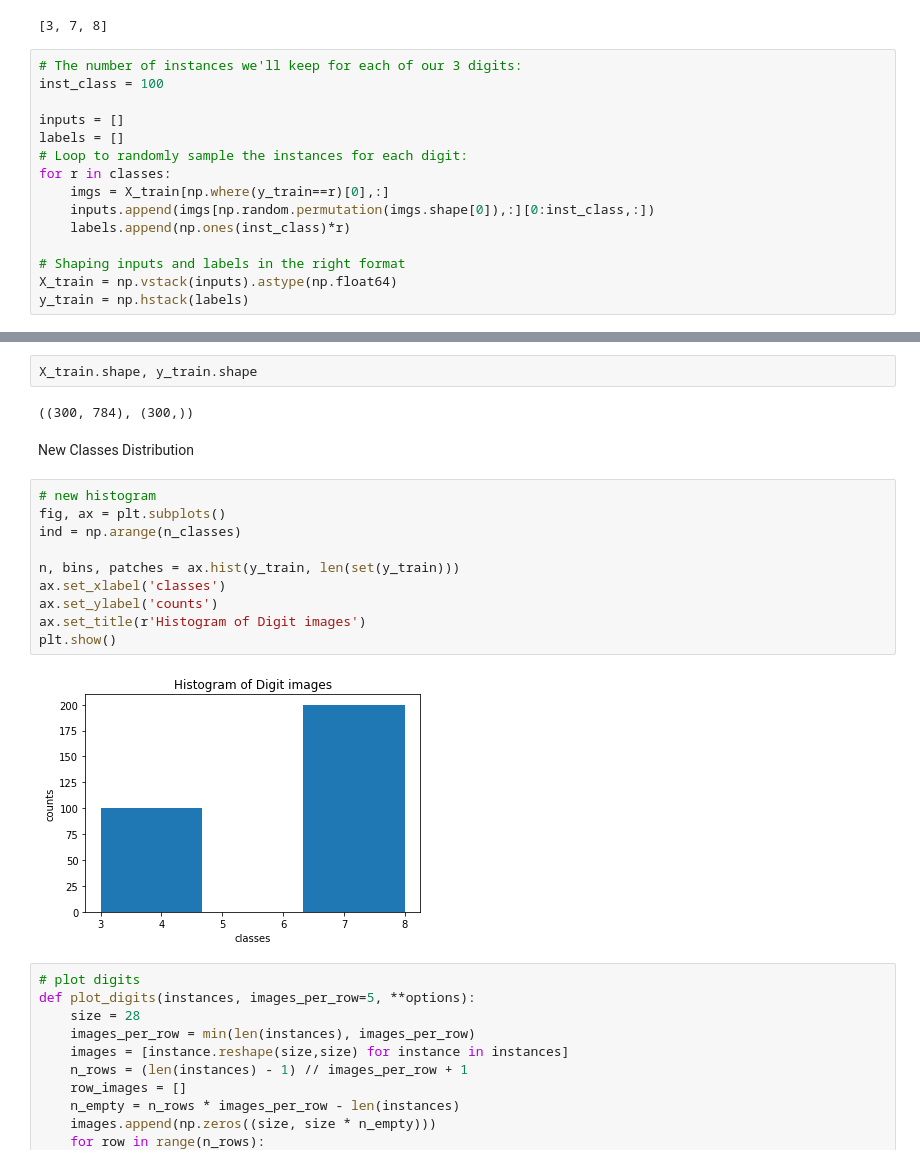
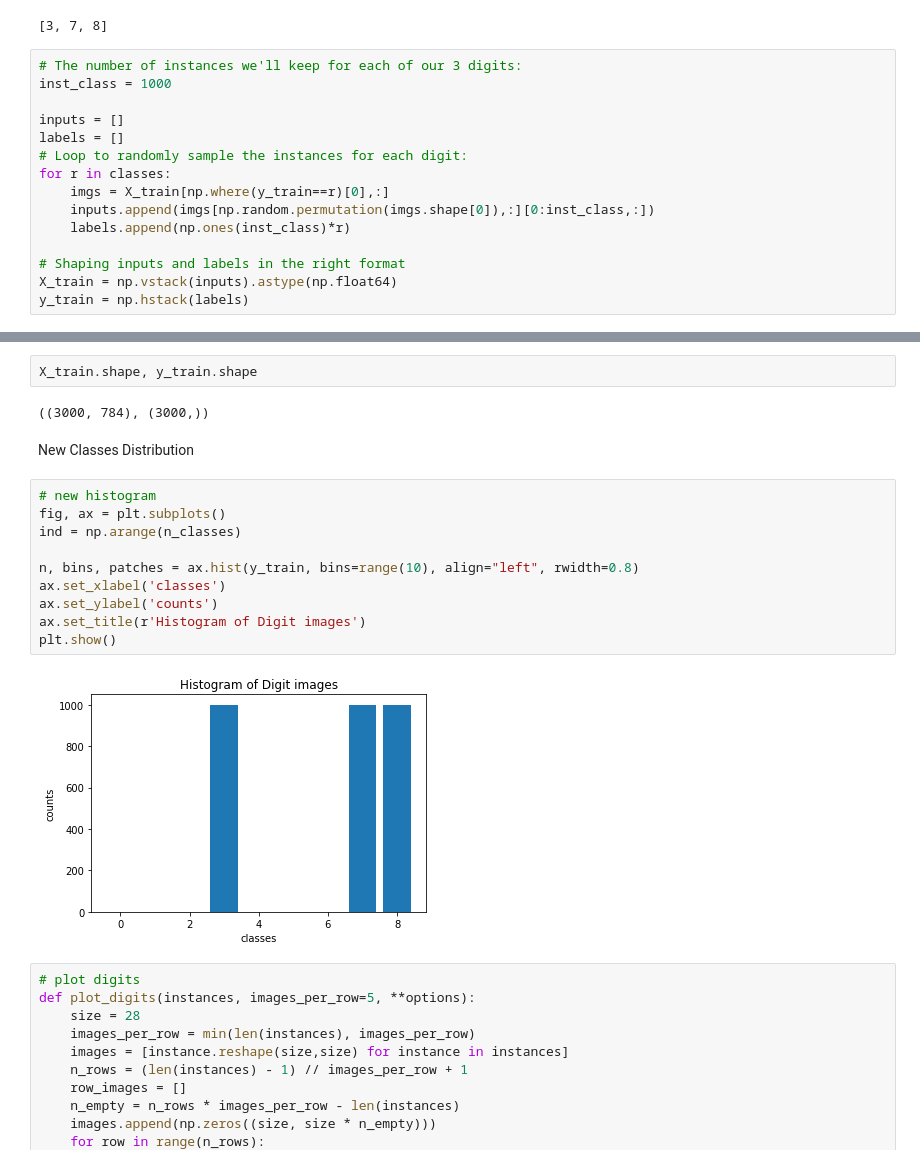
Before and after one commit to zhares999/ET5003_SEM1_2021-2, a Jupyter notebook: Week-1/Etivity_1_XiaomingZhang_20158327.ipynb, the cells around one changed output, grey strips where cells are left out. Saved outputs shown, nothing was run; the diff lists cells and outputs as text.

```diff
--- a/Week-1/Etivity_1_XiaomingZhang_20158327.ipynb
+++ b/Week-1/Etivity_1_XiaomingZhang_20158327.ipynb
@@ -193,7 +193,7 @@ classes
 [3, 7, 8]
 # %%
 # The number of instances we'll keep for each of our 3 digits:
-inst_class = 100
+inst_class = 1000
 
 inputs = []
 labels = []
@@ -240,21 +209,21 @@ array([3., 3., 3., 3., 3., 3., 3., 3., 3., 3., 3., 3., 3., 3., 3., 3., 3.,
 # %%
 X_train.shape, y_train.shape
 # %% [output]
-((300, 784), (300,))
+((3000, 784), (3000,))
 # %% [markdown]
 New Classes Distribution
 # %%
 # new histogram
 fig, ax = plt.subplots()
 ind = np.arange(n_classes)
 
-n, bins, patches = ax.hist(y_train, len(set(y_train)))
+n, bins, patches = ax.hist(y_train, bins=range(10), align="left", rwidth=0.8)
 ax.set_xlabel('classes')
 ax.set_ylabel('counts')
 ax.set_title(r'Histogram of Digit images')
 plt.show()
 # %% [output]
-[figure, old version]
+[figure, new version]
 # %%
 # plot digits
 def plot_digits(instances, images_per_row=5, **options):
```
Also changed, not shown: parts of 30 cells of this notebook.
